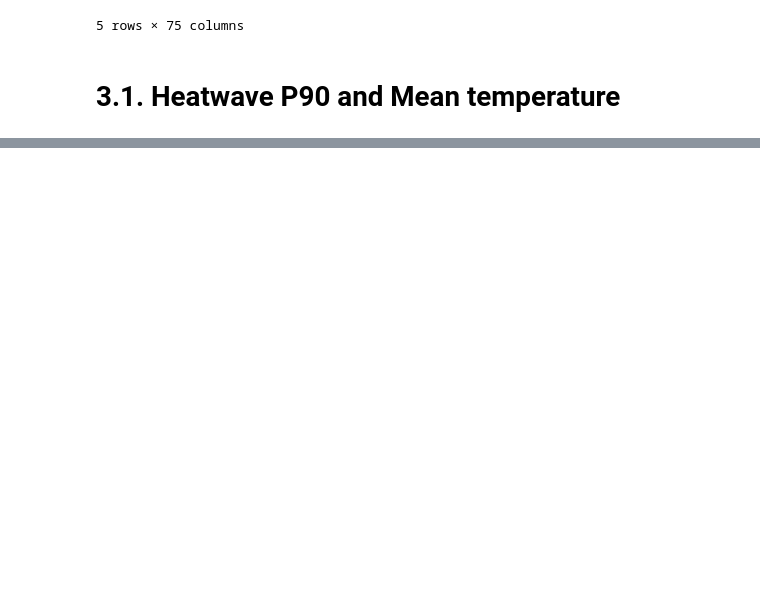
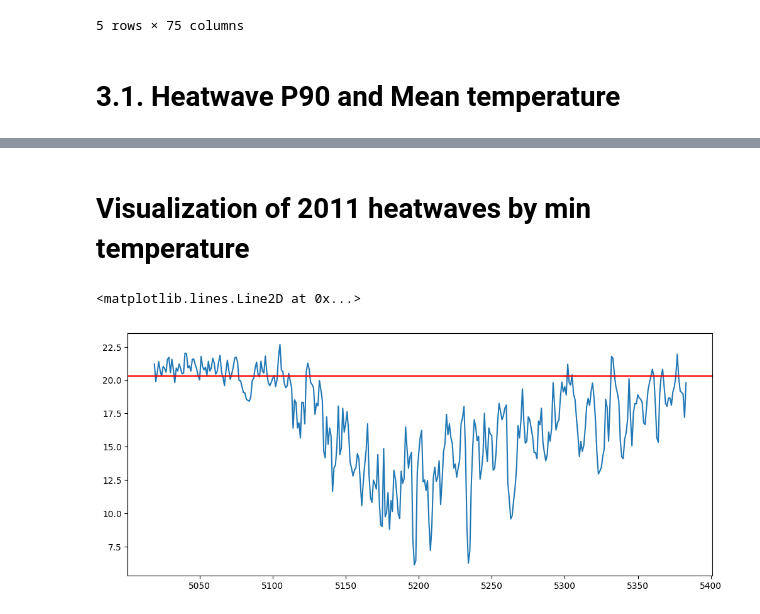
Before and after one commit to lucashueda/climate_health, a Jupyter notebook: 3.2 - [EDA] Correlation V2.ipynb, the cells around one changed output, grey strips where cells are left out. Saved outputs shown, nothing was run; the diff lists cells and outputs as text; code cells hidden in the pictures; blank space fills up the shorter version.

```diff
--- a/3.2 - [EDA] Correlation V2.ipynb
+++ b/3.2 - [EDA] Correlation V2.ipynb
@@ -375,0 +453,9 @@ array([ 0.53246259,  0.64866766,  0.05602775,  0.40369706,  0.95150519,
+# %% [markdown]
+# Visualization of 2011 heatwaves by min temperature
+# %%
+plt.figure(figsize=(12,5))
+plt.plot(data[data.YEAR == 2011]['MIN_N_AIRTMP_MED10'])
+plt.axhline(20.3, color='r')
+# %% [output]
+<matplotlib.lines.Line2D at 0x...>
+[figure, added]
```
Also changed, not shown: parts of 27 cells of this notebook.
